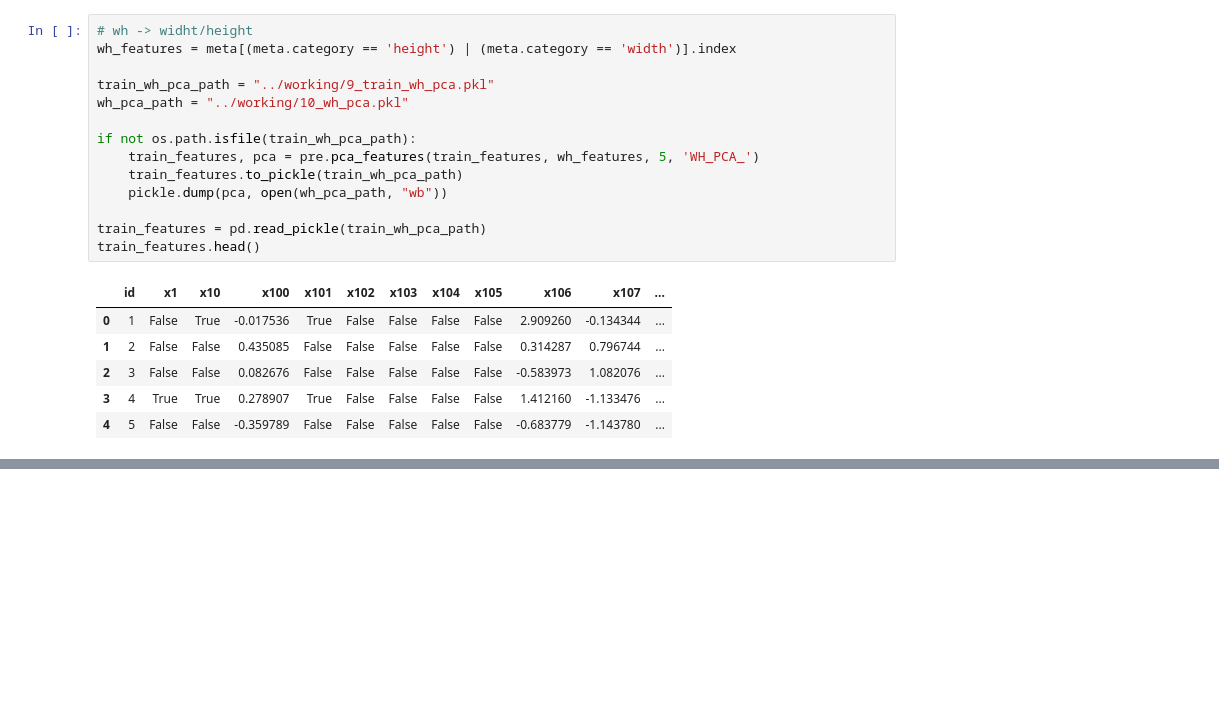
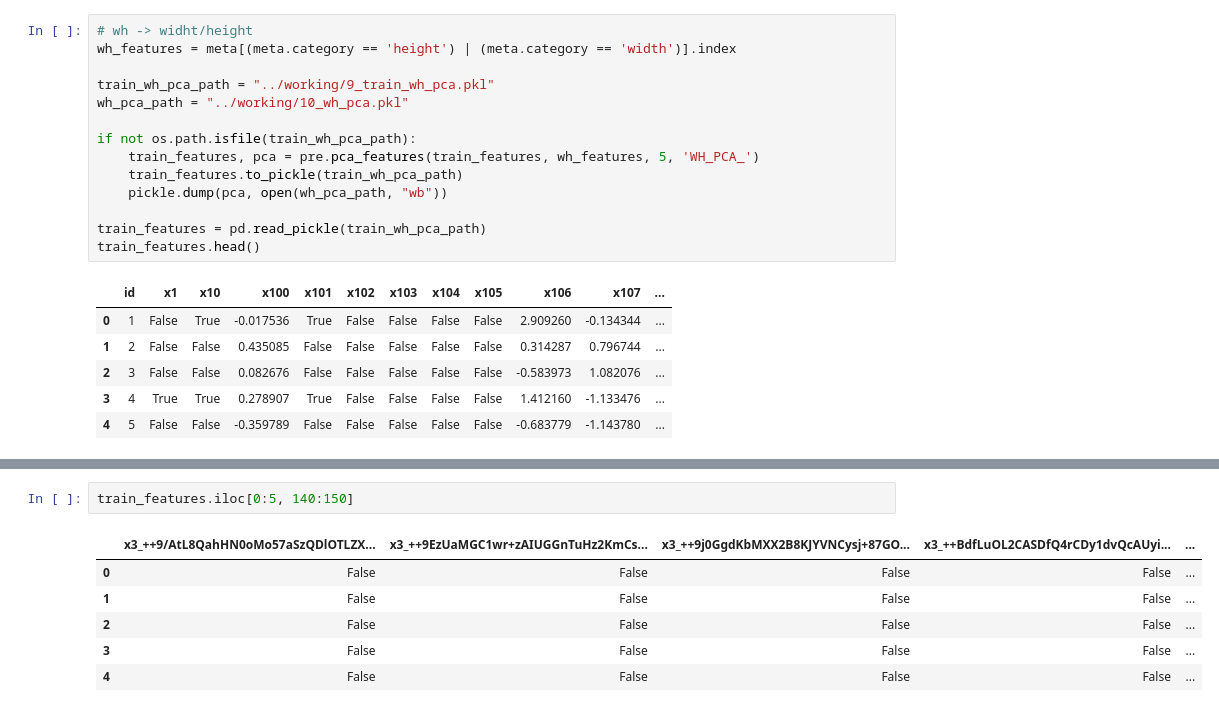
Before and after one commit to felipe-dossantos-dev/mlnd-capstone-tradeshift, a Jupyter notebook: notebooks/capstone-report.ipynb, the cells around one changed output, grey strips where cells are left out. Saved outputs shown, nothing was run; the diff lists cells and outputs as text; blank space fills up the shorter version.

```diff
--- a/notebooks/capstone-report.ipynb
+++ b/notebooks/capstone-report.ipynb
@@ -892,0 +916,9 @@ train_features.head()
+# %%
+train_features.iloc[0:5, 140:150]
+# %% [output]
+|  | x3_++9/AtL8QahHN0oMo57aSzQDlOTLZX... | x3_++9EzUaMGC1wr+zAIUGGnTuHz2KmCs... | x3_++9j0GgdKbMXX2B8KJYVNCysj+87GO... | x3_++BdfLuOL2CASDfQ4rCDy1dvQcAUyi... | ... |
+| 0 | False | False | False | False | ... |
+| 1 | False | False | False | False | ... |
+| 2 | False | False | False | False | ... |
+| 3 | False | False | False | False | ... |
+| 4 | False | False | False | False | ... |
```
Also changed, not shown: parts of 15 cells of this notebook, 1 other file.
